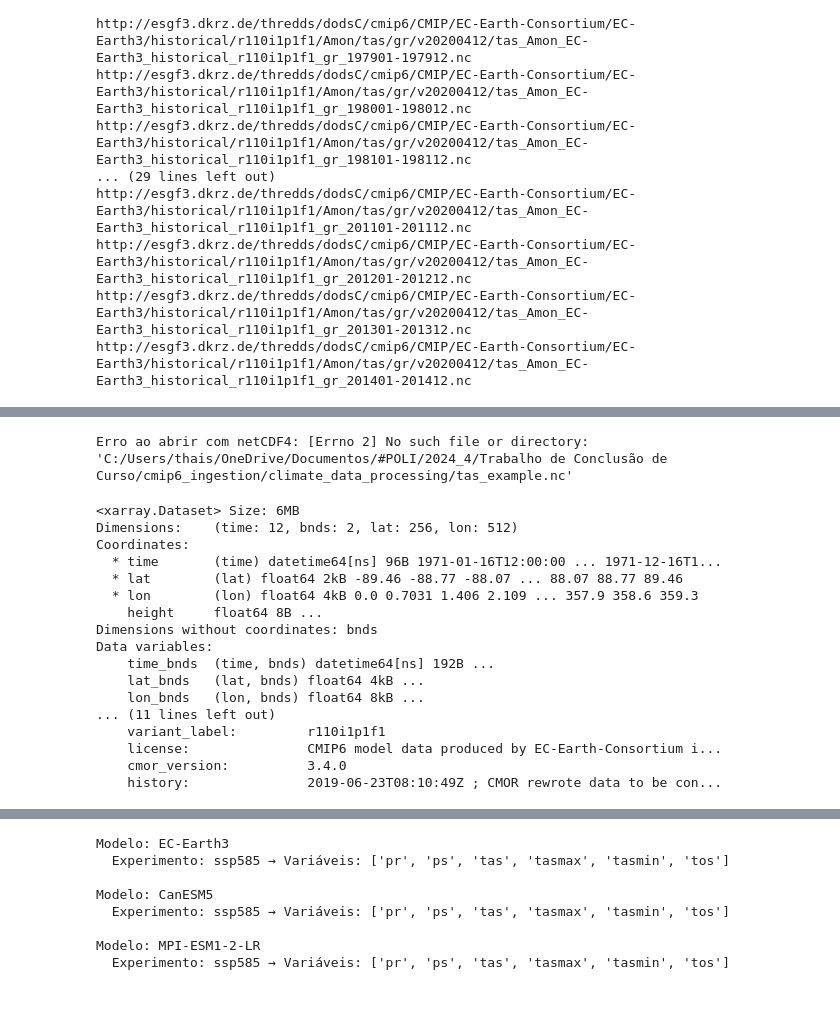
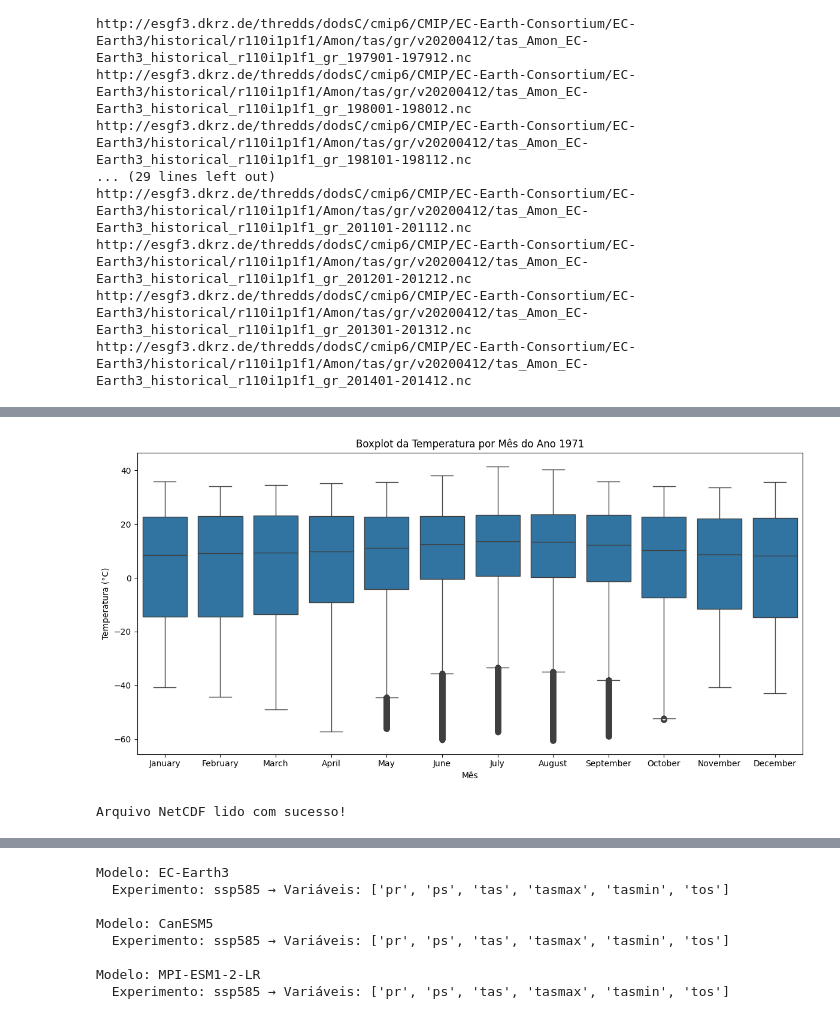
Before and after one commit to thais-oak/climate_data_processing, a Jupyter notebook: processing_test.ipynb, the cells around one changed output, grey strips where cells are left out. Drawn from its saved outputs; the diff is of its cells as text; code cells hidden in the pictures.

```diff
--- a/processing_test.ipynb
+++ b/processing_test.ipynb
@@ -684,33 +545,26 @@ True
+# %%
+tas_celsius_df["month"] = tas_celsius_df["time"].dt.month_name()
+
+plt.figure(figsize=(12, 6))
+sns.boxplot(data=tas_celsius_df, x="month", y="temperature", order=[
+    "January", "February", "March", "April", "May", "June",
+    "July", "August", "September", "October", "November", "December"
+])
+plt.title("Boxplot da Temperatura por Mês do Ano 1971")
+plt.ylabel("Temperatura (°C)")
+plt.xlabel("Mês")
+plt.tight_layout()
+plt.show()
+# %% [output]
+[figure, added]
 # %%
 import netCDF4
+dir_tas = r"C:\Users\thais\Documents\repositorios\climate_data_processing\tas_example.nc"
 
 try:
-    ds = netCDF4.Dataset("C:/Users/thais/OneDrive/Documentos/#POLI/2024_4/Trabalho de Conclusão de Curso/cmip6_ingestion/climate_data_processing/tas_example.nc")
+    ds = netCDF4.Dataset(dir_tas)
     print("Arquivo NetCDF lido com sucesso!")
 except Exception as e:
     print("Erro ao abrir com netCDF4:", e)
 # %% [output]
-Erro ao abrir com netCDF4: [Errno 2] No such file or directory: 'C:/Users/thais/OneDrive/Documentos/#POLI/2024_4/Trabalho de Conclusão de Curso/cmip6_ingestion/climate_data_processing/tas_example.nc'
+Arquivo NetCDF lido com sucesso!
-# %%
-dir_tas = r"C:\Users\thais\Documents\Datasets/tas_example.nc"
-
-ds = xr.open_dataset(dir_tas)
-print(ds)
-# %% [output]
-<xarray.Dataset> Size: 6MB
-Dimensions:    (time: 12, bnds: 2, lat: 256, lon: 512)
-Coordinates:
-  * time       (time) datetime64[ns] 96B 1971-01-16T12:00:00 ... 1971-12-16T1...
-  * lat        (lat) float64 2kB -89.46 -88.77 -88.07 ... 88.07 88.77 89.46
-  * lon        (lon) float64 4kB 0.0 0.7031 1.406 2.109 ... 357.9 358.6 359.3
-    height     float64 8B ...
-Dimensions without coordinates: bnds
-Data variables:
-    time_bnds  (time, bnds) datetime64[ns] 192B ...
-    lat_bnds   (lat, bnds) float64 4kB ...
-    lon_bnds   (lon, bnds) float64 8kB ...
-... (11 lines left out)
-    variant_label:         r110i1p1f1
-    license:               CMIP6 model data produced by EC-Earth-Consortium i...
-    cmor_version:          3.4.0
-    history:               2019-06-23T08:10:49Z ; CMOR rewrote data to be con...
```
Also changed, not shown: parts of 35 cells of this notebook, 1 other file.
